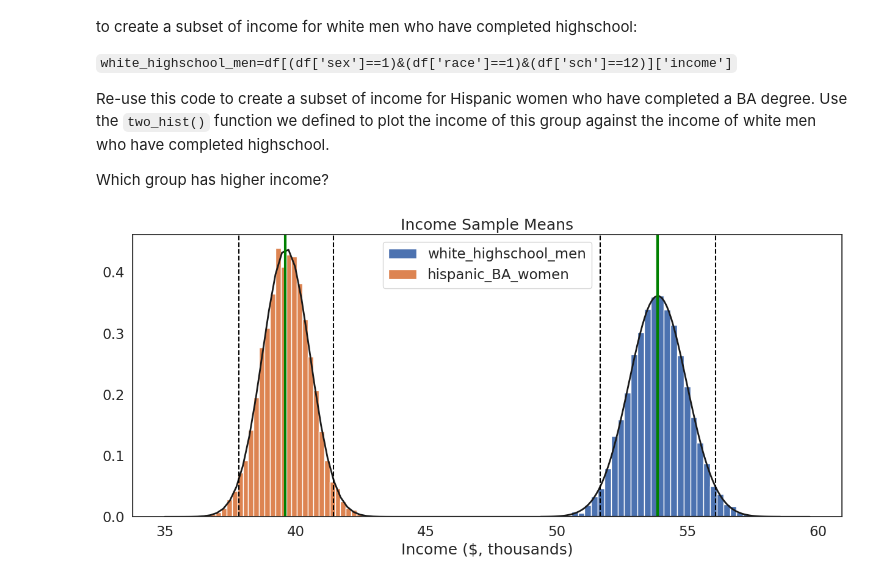
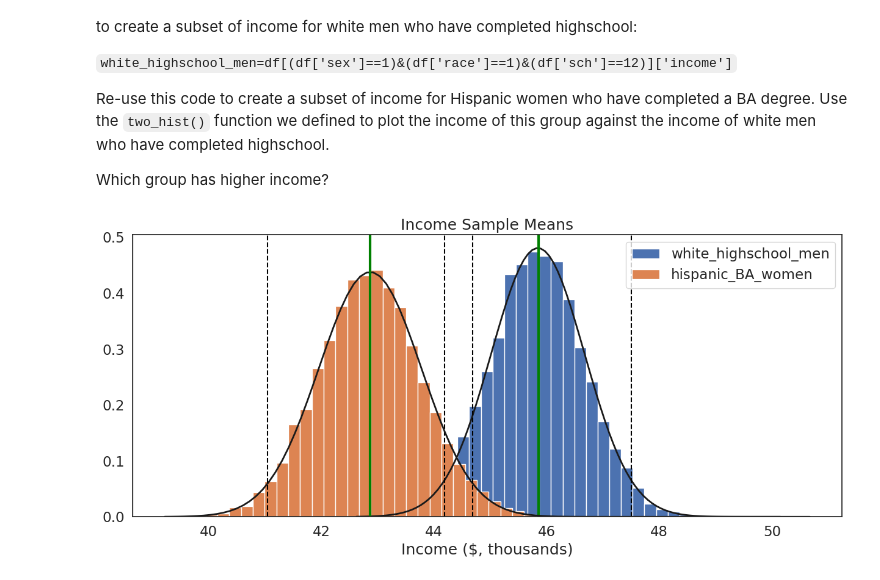
Before and after one commit to zixinsun2004/QM2, a Jupyter notebook: notebooks/W05. Distributions and Basic Statistics.ipynb, the cells around one changed output. Cells and saved outputs as stored; diff of their text form; code cells hidden in the pictures.

```diff
--- a/notebooks/W05. Distributions and Basic Statistics.ipynb
+++ b/notebooks/W05. Distributions and Basic Statistics.ipynb
@@ -530,7 +530,7 @@ Which group has higher income?
 # %%
 white_highschool_men=df[(df['sex']==1)&(df['race']==1)&(df['sch']==12)]['income']
 hispanic_BA_women=df[(df['sex']==2)&(df['race']==3)&(df['sch']==16)]['income']
 
-two_hist([men,women],['white_highschool_men','hispanic_BA_women'],'Income ($, thousands)', "Income Sample Means")
+two_hist([white_highschool_men,hispanic_BA_women],['white_highschool_men','hispanic_BA_women'],'Income ($, thousands)', "Income Sample Means")
 # %% [output]
-[figure, old version]
+[figure, new version]
```
